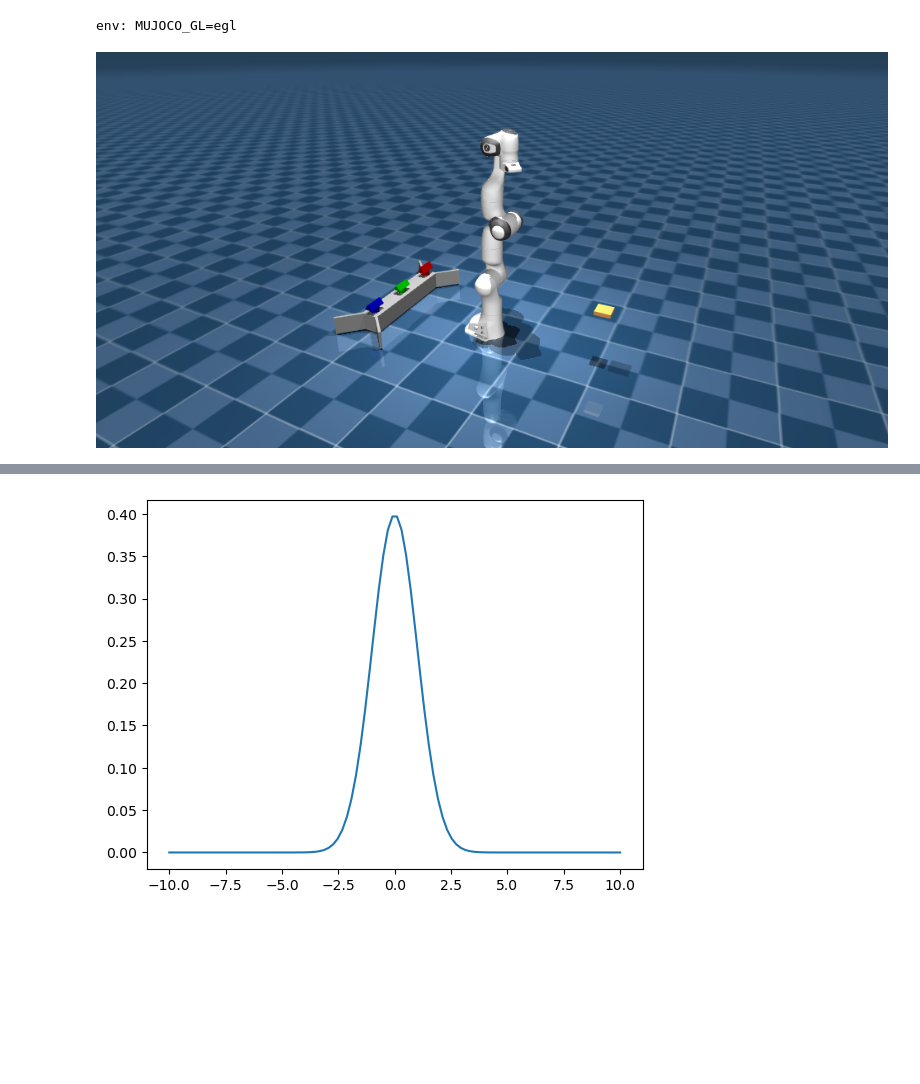
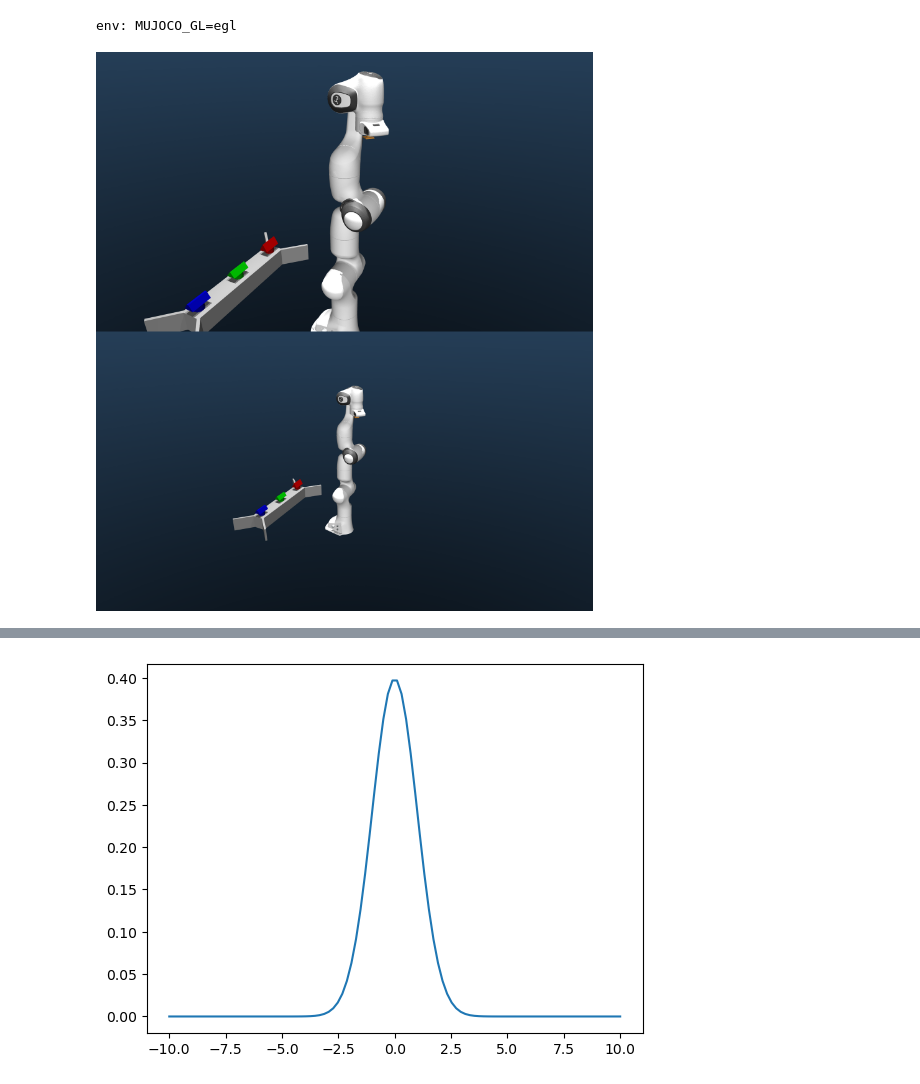
Before and after one commit to wngfra/tac3d, a Jupyter notebook: notebooks/panda_exploration.ipynb, the cells around one changed output, grey strips where cells are left out. Drawn from its saved outputs; the diff is of its cells as text; code cells hidden in the pictures; blank space fills up the shorter version.

```diff
--- a/notebooks/panda_exploration.ipynb
+++ b/notebooks/panda_exploration.ipynb
@@ -43,32 +43,37 @@ env: MUJOCO_GL=egl
 # %%
 # IK solver parameters
 _MAX_STEPS = 100
 _TOL = 1e-12
 
 scene_xml = 'models/scene.xml'
 site_name = 'attachment_site'
 
 physics = mujoco.Physics.from_xml_path(scene_xml)
 target_pos = physics.named.data.site_xpos[site_name]
 
 """
 result = ik.qpos_from_site_pose(
           physics=physics,
           site_name=site_name,
           target_pos=target_pos,
           #target_quat=target_quat,
           joint_names=joint_names,
           tol=_TOL,
           max_steps=_MAX_STEPS,
           inplace=True,
       )
 """
 
-
-pixels = physics.render(width=960, height=480, camera_id='prospective')
-PIL.Image.fromarray(pixels)
+N = 2 # Number of cameras
+random_state = np.random.RandomState(1024)
+pixels = []
+cameras = random_state.choice(physics.model.ncam, N, replace=False)
+for camera_id in cameras:
+    pixels.append(physics.render(camera_id=camera_id, width=1920, height=1080))
+image = np.vstack((np.hstack(pixels[:N-1]), np.hstack(pixels[N-1:])))
+PIL.Image.fromarray(image)
 # %% [output]
-[figure, old version]
+[figure, new version]
 # %%
 duration = 5.0 # (Seconds)
 framerate = 24  # (Hz)
```
Also changed, not shown: parts of 1 cell of this notebook, 7 other files.
